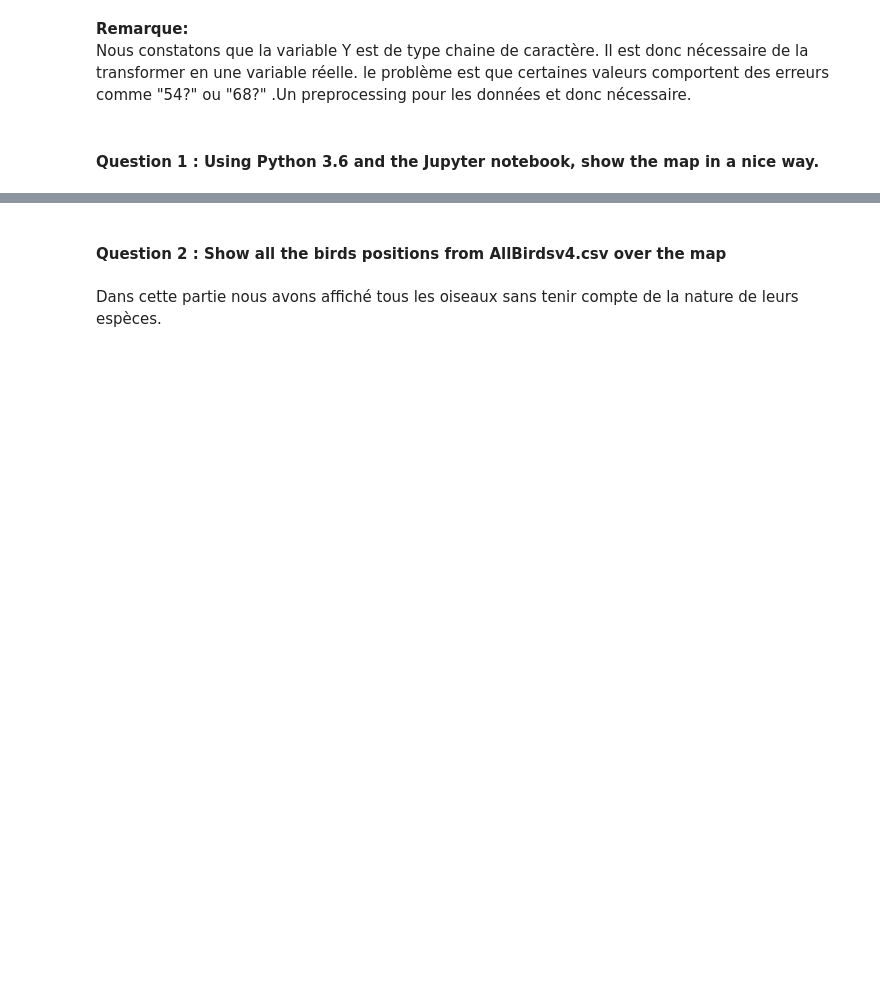
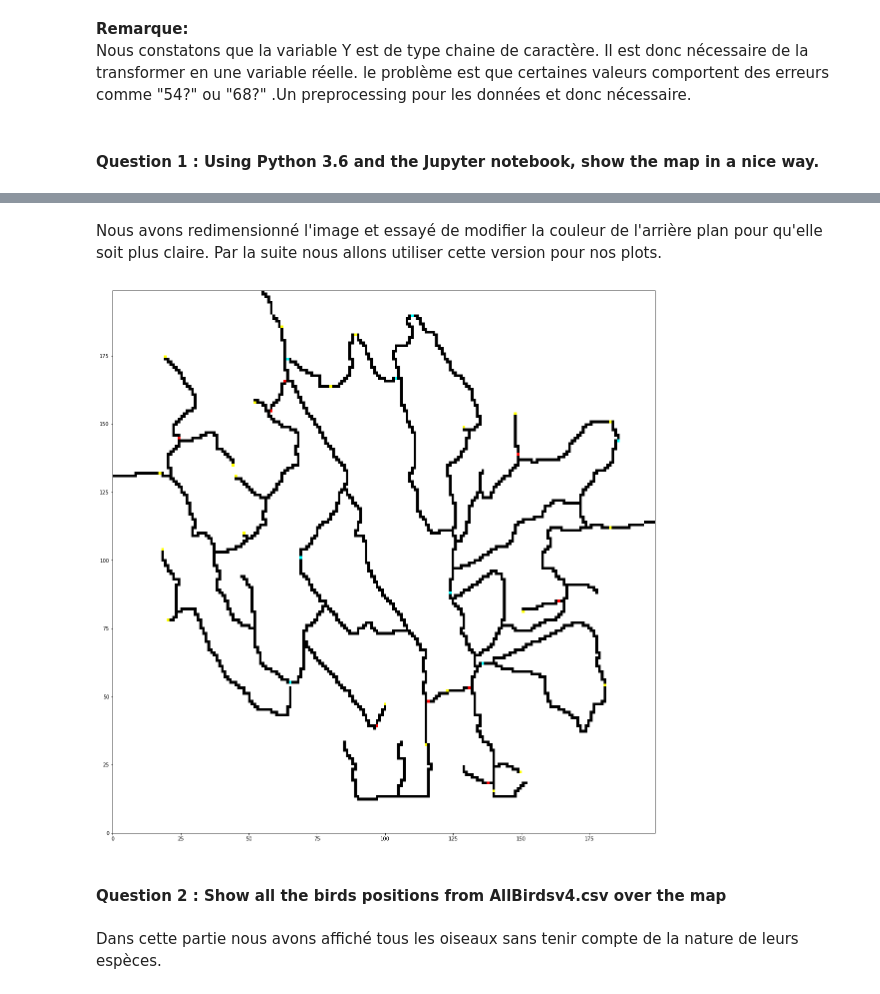
Before and after one commit to salma-jeridi/Vast-Challenge-2018, a Jupyter notebook: ASSIGNMENT-1-DATAVISUALISATION.ipynb, the cells around one changed output, grey strips where cells are left out. Saved outputs shown, nothing was run; the diff lists cells and outputs as text; code cells hidden in the pictures; blank space fills up the shorter version.

```diff
--- a/ASSIGNMENT-1-DATAVISUALISATION.ipynb
+++ b/ASSIGNMENT-1-DATAVISUALISATION.ipynb
@@ -46,3 +46,16 @@ plt.show()
+# %% [markdown]
+Nous avons redimensionné l'image et essayé de modifier la couleur de l'arrière plan pour qu'elle soit plus claire. Par la suite nous allons utiliser cette version pour nos plots.
+# %%
+for i in range(200):
+        for j in range(200):
+            for l in range(3):
+                if image[i][j][l] != 0 :
+                    image[i][j][l] = 255
+plt.figure(figsize=(20,20))
+plt.imshow(image, extent=(0,199,0,199))
+plt.show()
+# %% [output]
+[figure, added]
 # %% [markdown]
 #### Question 2 : Show all the birds positions from AllBirdsv4.csv over the map
 # %% [markdown]
```
Also changed, not shown: parts of 4 cells of this notebook.
